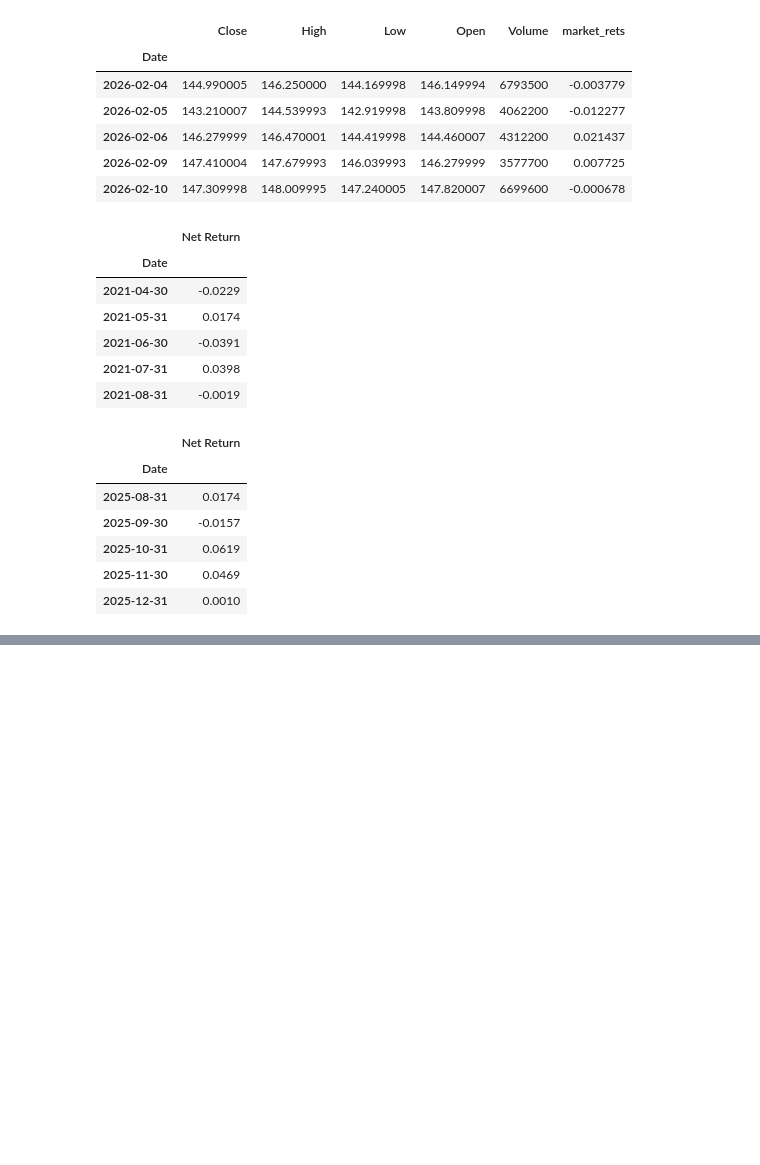
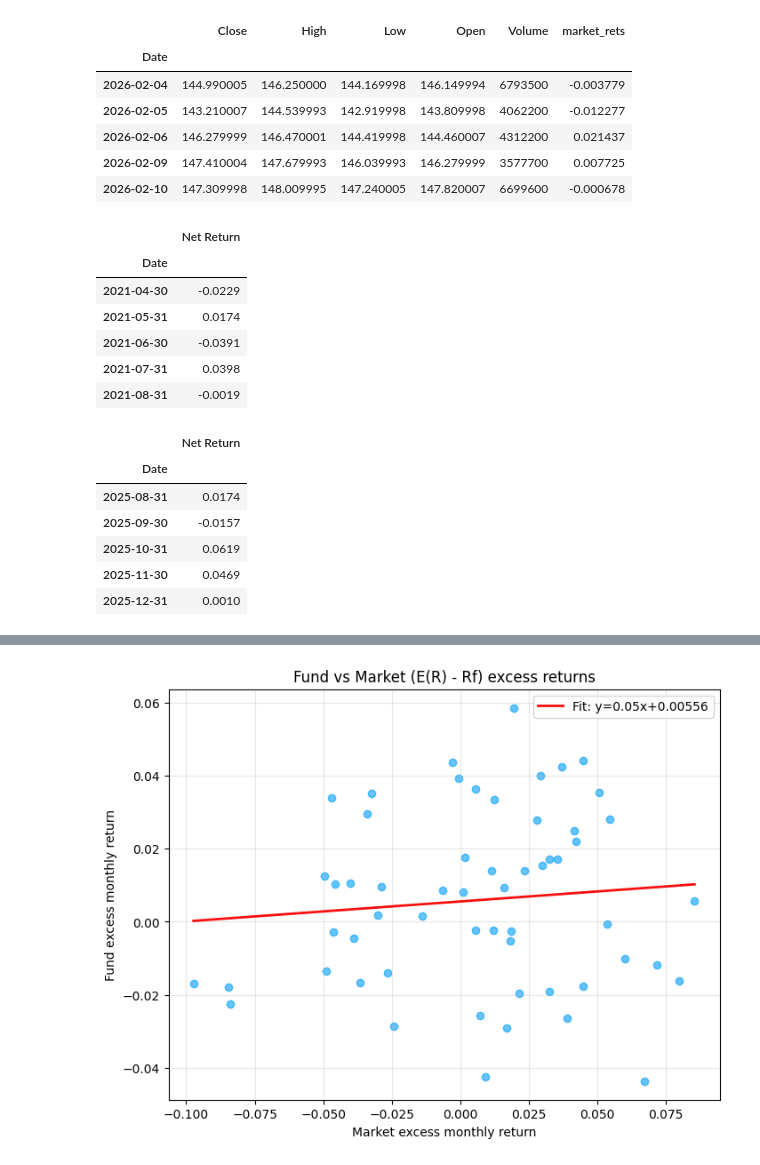
Before and after one commit to MatthewSmithseree/capm-regression_alpha-calculator, a Jupyter notebook: capm-regression.ipynb, the cells around one changed output, grey strips where cells are left out. Saved outputs shown, nothing was run; the diff lists cells and outputs as text; code cells hidden in the pictures; blank space fills up the shorter version.

Commit message:
Added risk free rate + CSV sanity checks

```diff
--- a/capm-regression.ipynb
+++ b/capm-regression.ipynb
@@ -143,0 +124,89 @@ beta = 0.0548, alpha = 0.008754, R^2 = 0.0091
+# %%
+# CAPM (excess returns) alpha/beta components
+# Uses existing variables: rets (fund monthly returns) and market_rets (benchmark monthly returns)
+
+alpha_color = "#f90e0eff"
+beta_color = '#009efb'
+
+#Get 10-year treasury bill data
+ten_year_yield = 0.04133
+
+# Single annual risk-free yield (e.g., 10Y). Set this to your value.
+rf_yield_annual = ten_year_yield
+
+# Convert annual yield to a constant monthly return (compounded convention)
+rf = (1.0 + rf_yield_annual) ** (1.0 / 12.0) - 1.0
+
+market_excess = market_rets - rf
+fund_excess = rets - rf
+
+# CAPM regression on excess returns: fund_excess = alpha + beta * market_excess
+beta, alpha = np.polyfit(market_excess, fund_excess, 1)
+
+# Mean components (no residual/noise term)
+alpha_component = float(alpha)
+beta_component = float(beta) * float(market_excess.mean())
+
+print(f'rf (monthly) = {rf * 100 :.6f}%')
+print(f'beta = {beta:.4f}, alpha (monthly) = {alpha:.6f}')
+print(f'mean alpha component = {alpha_component:.6f}')
+print(f'mean beta component  = {beta_component:.6f}')
+
+# Normalize components (0-100%)
+components = [alpha_component, beta_component]
+components_nonneg = [max(0.0, float(x)) for x in components]
+components_sum = float(sum(components_nonneg))
+if components_sum > 0:
+    components_pct = [x / components_sum * 100.0 for x in components_nonneg]
+else:
+    components_pct = [0.0, 0.0]
+
+
+# Scatter plot to display the fund's return corelation with market
+x = market_excess.dropna()
+y = fund_excess.reindex(x.index).dropna()
+x = x.reindex(y.index)
+
+# Fitted line: y = alpha + beta * x
+x_sorted = x.sort_values()
+y_fit = alpha + beta * x_sorted
+
+plt.figure(figsize=(8, 6))
+plt.scatter(x, y, alpha=0.6, color=beta_color)
+plt.plot(
+    x_sorted,
+    y_fit,
+    color=alpha_color,
+    linewidth=2,
+    label=f"Fit: y={beta:.2f}x+{alpha:.5f}",
+)
+plt.xlabel("Market excess monthly return")
+plt.ylabel("Fund excess monthly return")
+plt.title("Fund vs Market (E(R) - Rf) excess returns")
+plt.grid(True, alpha=0.3)
+plt.legend()
+plt.show()
+
+
+# Plot normalized alpha and beta (0-100%)
+
+labels = ['Alpha', 'Beta']
+colors = [alpha_color, beta_color]
+
+plt.figure(figsize=(6, 4))
+bars = plt.bar(labels, components_pct, color=colors)
+plt.ylabel("Component weight (%)")
+plt.title("CAPM Component Weights (Normalized)")
+plt.ylim(0, 110)
+plt.grid(axis="y", alpha=0.25)
+for b in bars:
+    h = b.get_height()
+    plt.text(
+        b.get_x() + b.get_width() / 2,
+        h + 2,
+        f"{h:.1f}%",
+        ha="center",
+        va="bottom",
+    )
+plt.show()
+# %% [output]
@@ -143,0 +217 @@ beta = 0.0548, alpha = 0.008754, R^2 = 0.0091
+[figure, added]
```
Also changed, not shown: parts of 5 cells of this notebook, 2 other files.
